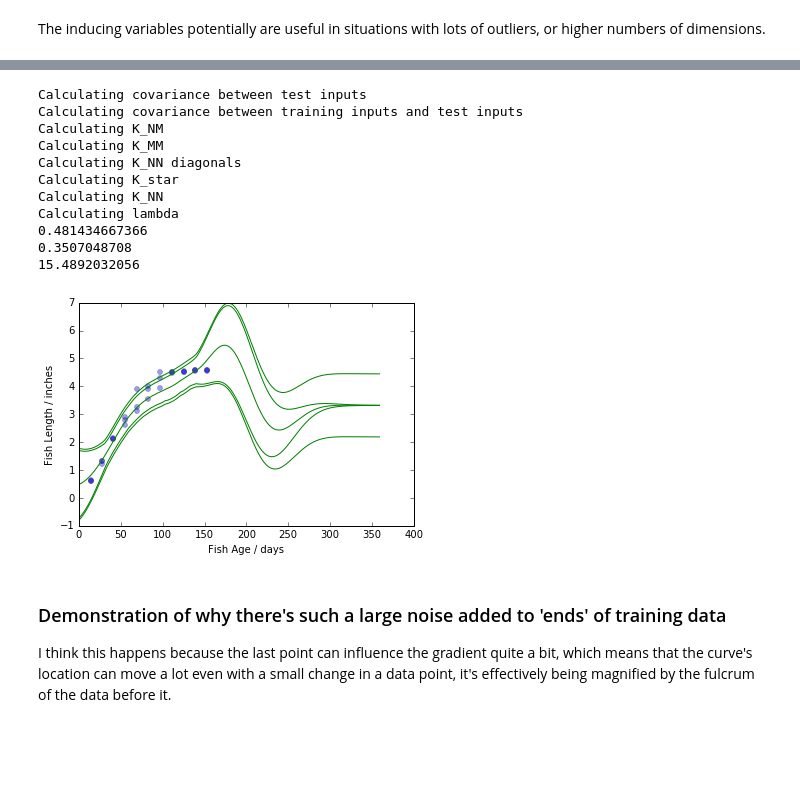
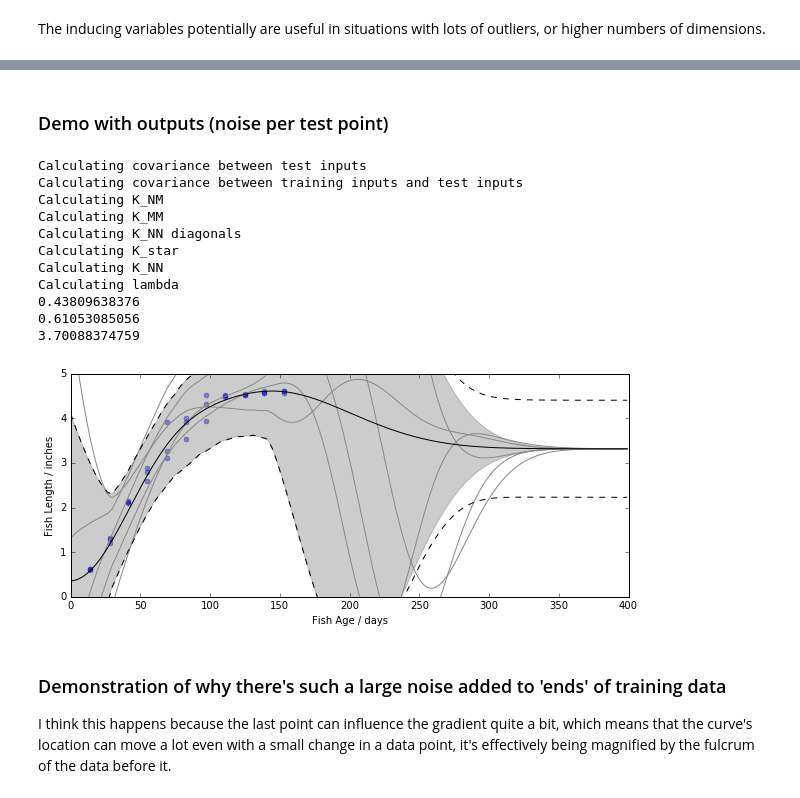
Before and after one commit to lionfish0/dp, a Jupyter notebook: Improved Bound Constraint differing across domain.ipynb, the cells around one changed output, grey strips where cells are left out. Drawn from its saved outputs; the diff is of its cells as text; code cells hidden in the pictures; blank space fills up the shorter version.

```diff
--- a/Improved Bound Constraint differing across domain.ipynb
+++ b/Improved Bound Constraint differing across domain.ipynb
@@ -98,0 +141,4 @@ The TPS do far better on average (although it depends on which points you care a
+# %%
+X = np.hstack([300,X])
+Y = np.hstack([10,Y])
+test_cov, normal_msense, pseudo_msense, normal_peroutput_msense, pseudo_peroutput_msense, normal_mu, pseudo_mu, K_normal, K_pseudo, normal_covars = dp4gp.get_noise_scale(Y,test_inputs,X,pseudo_inputs,lengthscales,sigma,calc_normal=True)
@@ -108,4 +161,0 @@ Note that the sensitivity increases beyond the last set of data. I assume this i
-# %%
-X = np.hstack([200,X])
-Y = np.hstack([10,Y])
-test_cov, normal_msense, pseudo_msense, normal_peroutput_msense, pseudo_peroutput_msense, normal_mu, pseudo_mu, K_normal, K_pseudo = dp4gp.get_noise_scale(Y,test_inputs,X,pseudo_inputs,lengthscales,sigma,calc_normal=True)
@@ -143,7 +205,7 @@ plt.hlines(pseudo_msense,0,250)
 # %%
 pseudo_inputs = np.array([17,42,72,98,125,140,170,200])
-test_cov, normal_msense, pseudo_msense, normal_peroutput_msense, pseudo_peroutput_msense, normal_mu, pseudo_mu, K_normal, K_pseudo = dp4gp.get_noise_scale(Y,test_inputs,X,pseudo_inputs,lengthscales,sigma,calc_normal=True)
+test_cov, normal_msense, pseudo_msense, normal_peroutput_msense, pseudo_peroutput_msense, normal_mu, pseudo_mu, K_normal, K_pseudo, normal_covars = dp4gp.get_noise_scale(Y,test_inputs,X,pseudo_inputs,lengthscales,sigma,calc_normal=True)
 plt.plot(test_inputs,pseudo_peroutput_msense)
 plt.plot(test_inputs,normal_peroutput_msense)
 plt.vlines(X,0,0.1)
-plt.hlines(pseudo_msense,0,250)
+#plt.hlines(pseudo_msense,0,250)
@@ -157,10 +325,12 @@ The inducing variables potentially are useful in situations with lots of outlier
+# %% [markdown]
+### Demo with outputs (noise per test point)
 # %%
 fishdata = datasets.load_fishlength()
-
-test_inputs = np.arange(0,360,1)
-pseudo_inputs = np.array([0,40,80,120,160])
+plt.figure(figsize=[10,4])
+test_inputs = np.arange(0,400,1)
+pseudo_inputs = np.array([0,60,120,180])
 lengthscales = 50.0
-sigma = 0.3
+sigma = 0.1
 
 X = fishdata[:,1] #age of fishes (days)
 Y = fishdata[:,3] #length of fishes (inches)
@@ -181,50 +351,63 @@ m.kern.variance = np.var(Y)
 m.Gaussian_noise = sigma**2
 delta = 0.01
 eps = 2.0
-sens = 2.0
+sens = 4.0
 
-test_cov, normal_msense, pseudo_msense, normal_peroutput_msense, pseudo_peroutput_msense, normal_mu, pseudo_mu, K_normal, K_pseudo = dp4gp.get_noise_scale(Y,test_inputs,X,pseudo_inputs,lengthscales,sigma,calc_normal=True)
+test_cov, normal_msense, pseudo_msense, normal_peroutput_msense, pseudo_peroutput_msense, normal_mu, pseudo_mu, K_normal, K_pseudo, normal_covars = dp4gp.get_noise_scale(Y,test_inputs,X,pseudo_inputs,lengthscales,sigma,calc_normal=True)
 
-preds = dp4gp.draw_sample(test_cov, test_inputs, normal_mu, normal_peroutput_msense, sens=sens, delta=delta, eps=eps)
+#preds = dp4gp.draw_sample(test_cov, test_inputs, normal_mu, pseudo_peroutput_msense, sens=sens, delta=delta, eps=eps)
+
 
 print np.max(pseudo_peroutput_msense)
 print np.max(normal_peroutput_msense)
 print pseudo_msense
 
 
 y,var = m.predict(test_inputs[:,None])
 y*=ystd
 y+=ymean
 
 #plt.plot(test_inputs, y,'-g')
 #plt.plot(test_inputs, y+np.sqrt(var),'-g')
 #plt.plot(test_inputs, y-np.sqrt(var),'-g')
 
 
 noise_shape = normal_peroutput_msense[:,None]*sens*np.sqrt(2*np.log(2/delta))/eps
 
-preds*=ystd
-preds+=ymean
+for it in range(5):
+    preds = dp4gp.draw_sample(test_cov, test_inputs, normal_mu, normal_peroutput_msense, sens=sens, delta=delta, eps=eps)
+    preds*=ystd
+    preds+=ymean
+    plt.plot(test_inputs, preds,color='#888888')
+
+normal_mu*=ystd
+normal_mu+=ymean
 noise_shape*=ystd
 var*=np.sqrt(ystd)
-plt.plot(test_inputs, preds[:,None])
-plt.plot(test_inputs, preds[:,None]+noise_shape,'-g');
-plt.plot(test_inputs, preds[:,None]-noise_shape,'-g');
-plt.plot(test_inputs, preds[:,None]+np.sqrt(noise_shape**2+var),'-g');
-plt.plot(test_inputs, preds[:,None]-np.sqrt(noise_shape**2+var),'-g');
+plt.plot(test_inputs, normal_mu[:,None],'k-')
+#plt.plot(test_inputs, preds[:,None]+noise_shape,'-k');
+#plt.plot(test_inputs, preds[:,None]-noise_shape,'-k');
+plt.plot(test_inputs, normal_mu[:,None]+np.sqrt(noise_shape**2+var),'--k');
+plt.plot(test_inputs,  normal_mu[:,None]-np.sqrt(noise_shape**2+var),'--k');
+plt.fill(np.hstack([test_inputs,test_inputs[::-1]])[:,None], np.vstack([normal_mu[:,None]-noise_shape,(normal_mu[:,None]+noise_shape)[::-1]]),color='black',alpha=0.2)
+#plt.fill(np.hstack([test_inputs,test_inputs[::-1]]),np.hstack([preds+noise_shape,(preds-noise_shape)[::-1]]),alpha=0.2,color='black')
+#plt.plot(test_inputs, preds[:,None]+np.sqrt(var),'-g');
+#plt.plot(test_inputs, preds[:,None]-np.sqrt(var),'-g');
+plt.ylim([0,5])
+plt.savefig('fish_demo_cloaking.pdf')
 # %% [output]
 Calculating covariance between test inputs
 Calculating covariance between training inputs and test inputs
 Calculating K_NM
 Calculating K_MM
 Calculating K_NN diagonals
 Calculating K_star
 Calculating K_NN
 Calculating lambda
-0.481434667366
-0.3507048708
-15.4892032056
+0.43809638376
+0.61053085056
+3.70088374759
-[figure, old version]
+[figure, new version]
 # %% [markdown]
 ### Demonstration of why there's such a large noise added to 'ends' of training data
 
```
Also changed, not shown: parts of 39 cells of this notebook, 6 other files.
